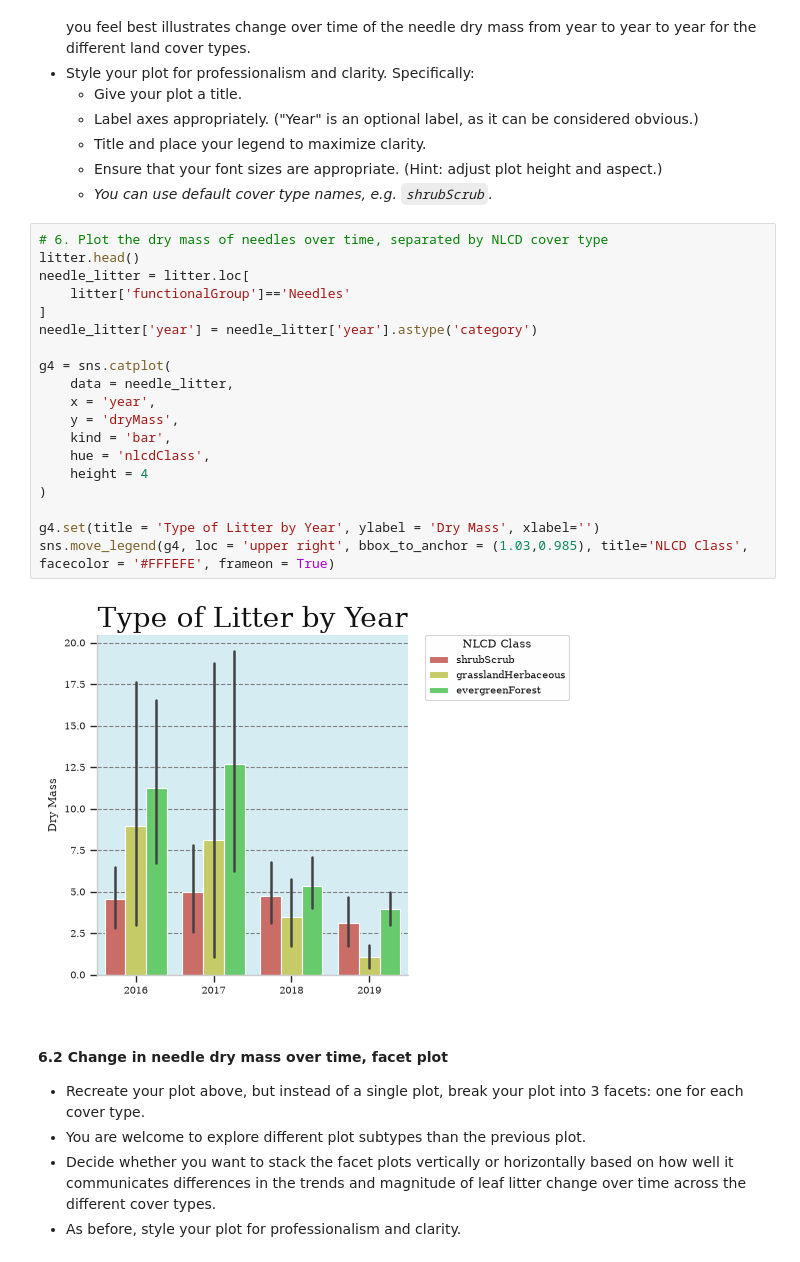
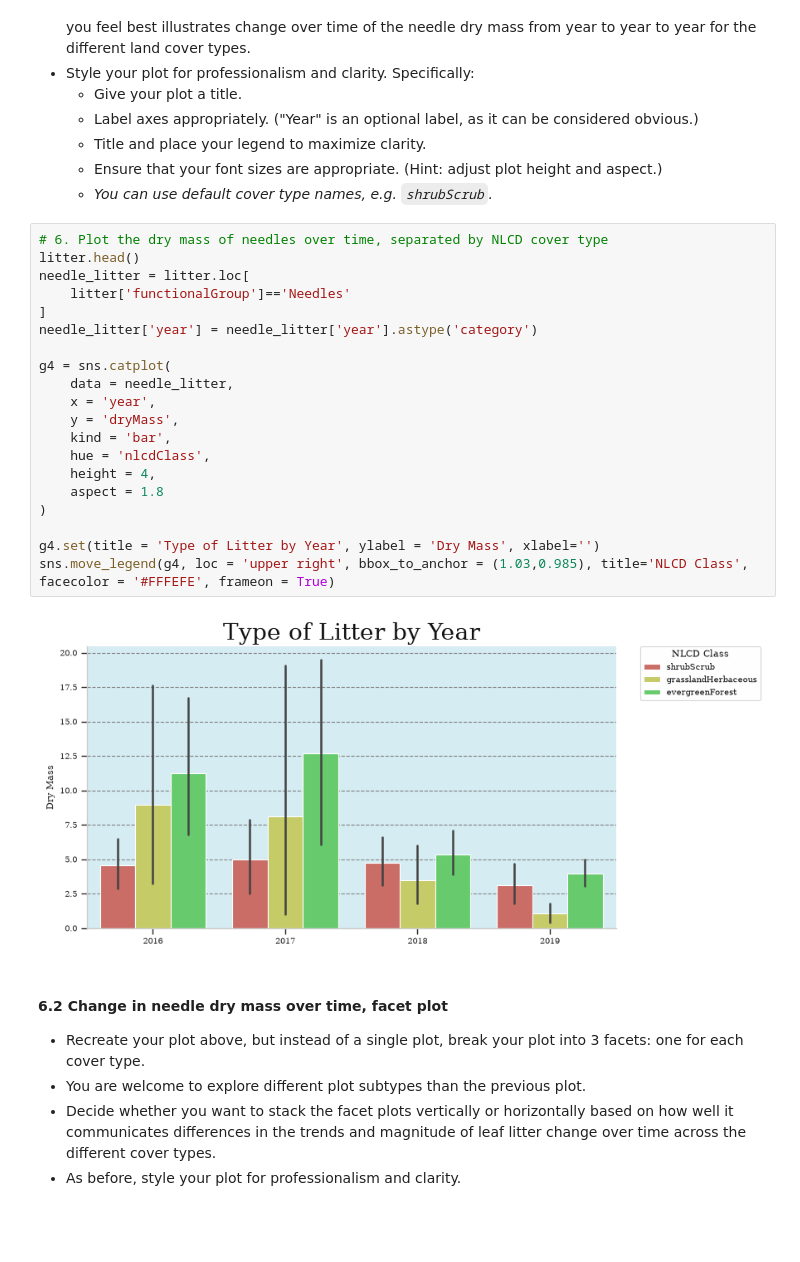
Before and after one commit to Sophiacyt/ENV700, a Jupyter notebook: Assignments/st570_A5-DataVisualization.ipynb, the cells around one changed output. Drawn from its saved outputs; the diff is of its cells as text; blank space fills up the shorter version.

```diff
--- a/Assignments/st570_A5-DataVisualization.ipynb
+++ b/Assignments/st570_A5-DataVisualization.ipynb
@@ -228,24 +228,25 @@ We are curious how the amount of needles is changing from year to year, specific
 # %%
 # 6. Plot the dry mass of needles over time, separated by NLCD cover type
 litter.head()
 needle_litter = litter.loc[
     litter['functionalGroup']=='Needles'
 ]
 needle_litter['year'] = needle_litter['year'].astype('category')
 
 g4 = sns.catplot(
     data = needle_litter,
     x = 'year',
     y = 'dryMass',
     kind = 'bar',
     hue = 'nlcdClass',
-    height = 4
+    height = 4,
+    aspect = 1.8
 )
 
 g4.set(title = 'Type of Litter by Year', ylabel = 'Dry Mass', xlabel='')
 sns.move_legend(g4, loc = 'upper right', bbox_to_anchor = (1.03,0.985), title='NLCD Class', facecolor = '#FFFEFE', frameon = True)
 # %% [output]
-[figure, old version]
+[figure, new version]
 # %% [markdown]
 #### 6.2 Change in needle dry mass over time, facet plot
 * Recreate your plot above, but instead of a single plot, break your plot into 3 facets: one for each cover type.
```
Also changed, not shown: parts of 2 cells of this notebook.
